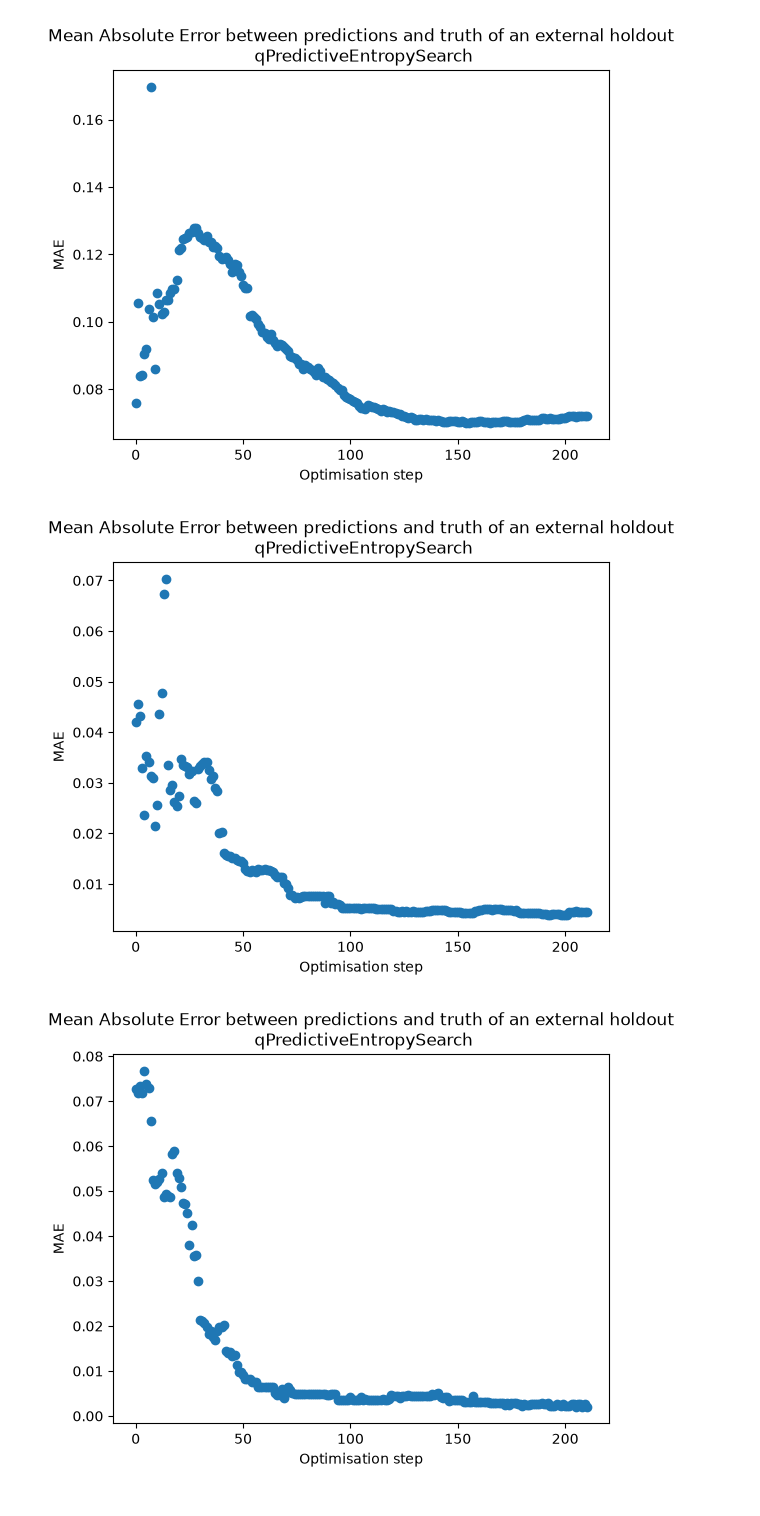
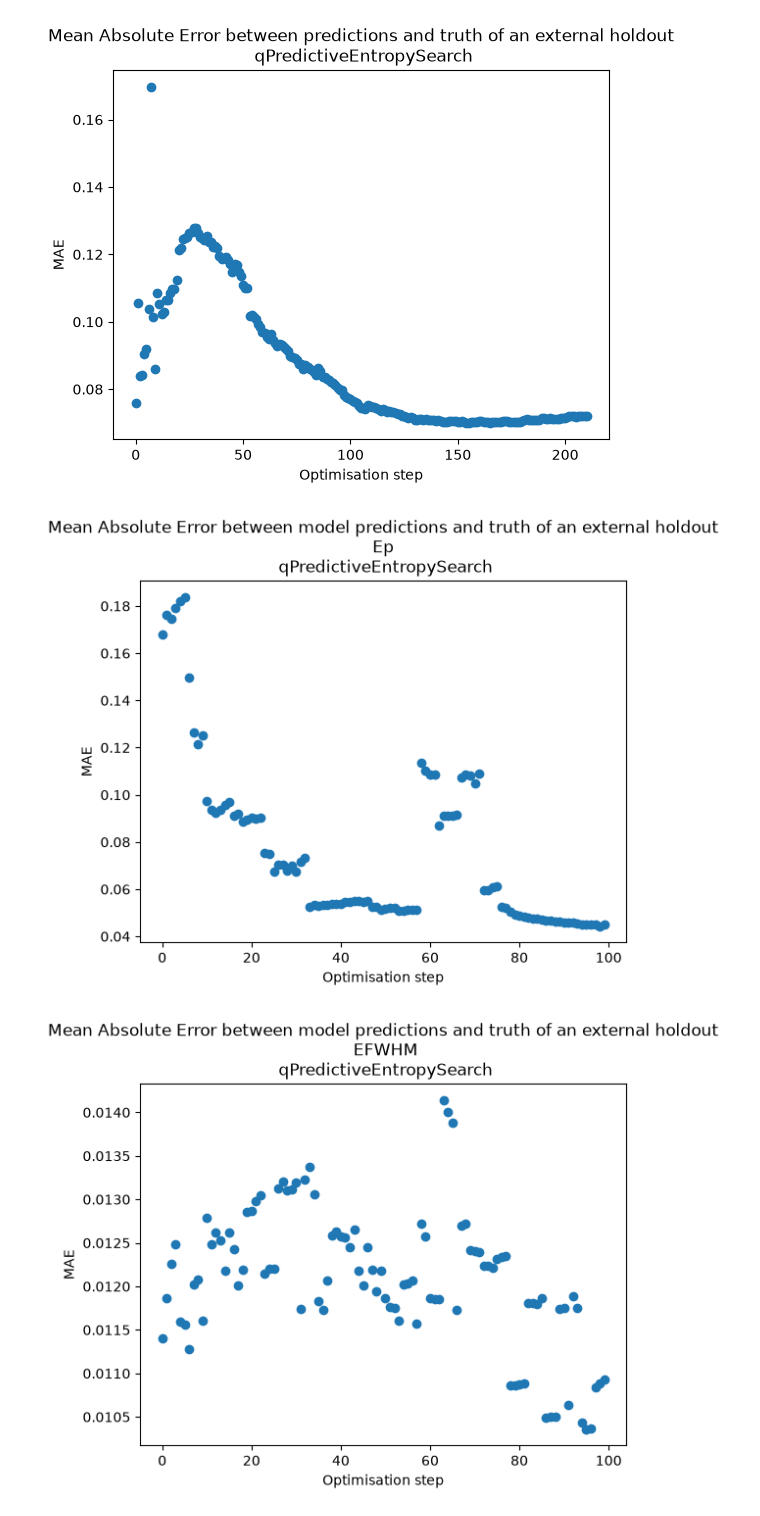
Before and after one commit to richardcox120/BO_winter_school_2026, a Jupyter notebook: case1_richard.ipynb, the cells around one changed output. Saved outputs shown, nothing was run; the diff lists cells and outputs as text; code cells hidden in the pictures.

Commit message:
Moved datasets into repo, generalised names and code to work with all

```diff
--- a/case1_richard.ipynb
+++ b/case1_richard.ipynb
@@ -3,10 +3,10 @@ import pandas as pd
 from sklearn.model_selection import train_test_split
 import torch
 
-dataset = "/Users/mx23826/Documents/ML_winter_school/BoFlex/SDL Case Studies/Inorganic Nanomaterials/Case1_ II-IV Semiconductor NCs"
+dataset = "SDL_case_studies/inorganic_materials/case2"
 
-inputs = pd.read_csv(f'{dataset}/dataset/inputs_normalized.csv')
-outputs = pd.read_csv(f'{dataset}/dataset/outputs_normalized.csv')
+inputs = pd.read_csv(f'{dataset}/dataset/inputs.csv')
+outputs = pd.read_csv(f'{dataset}/dataset/outputs.csv')
 total = pd.concat([inputs, outputs], axis=1)
 
 
@@ -202,7 +204,8 @@ kernel = 'RBFKernel'
 torch.manual_seed(42)
 MAE = nn.L1Loss() # Scikit-learn requires numpy arrays, so this is probably easier to use
 
-optimisations = len(test_X)
+# optimisations = len(test_X)
+optimisations = 200
 
 target_preds = []
 
@@ -264,13 +267,13 @@ for i in tqdm(range(optimisations), total=optimisations, desc='Optimising'):
 # %%
 import matplotlib.pyplot as plt
 
 for i in range(test_y.shape[-1]):
     MAEs = [MAE(pred[:, i], external_test_y[:, i]).detach() for pred in target_preds]
     plt.scatter(range(len(MAEs)), MAEs)
-    plt.title(f'Mean Absolute Error between predictions and truth of an external holdout\n {acquf}')
+    plt.title(f'Mean Absolute Error between model predictions and truth of an external holdout\n {outputs.columns[i]} \n {acquf}')
     plt.xlabel('Optimisation step')
     plt.ylabel('MAE')
     plt.show()
 # %% [output]
-[figure, old version]
+[figure, new version]
-[figure, old version]
+[figure, new version]
```
Also changed, not shown: parts of 2 cells of this notebook, 15 other files.
